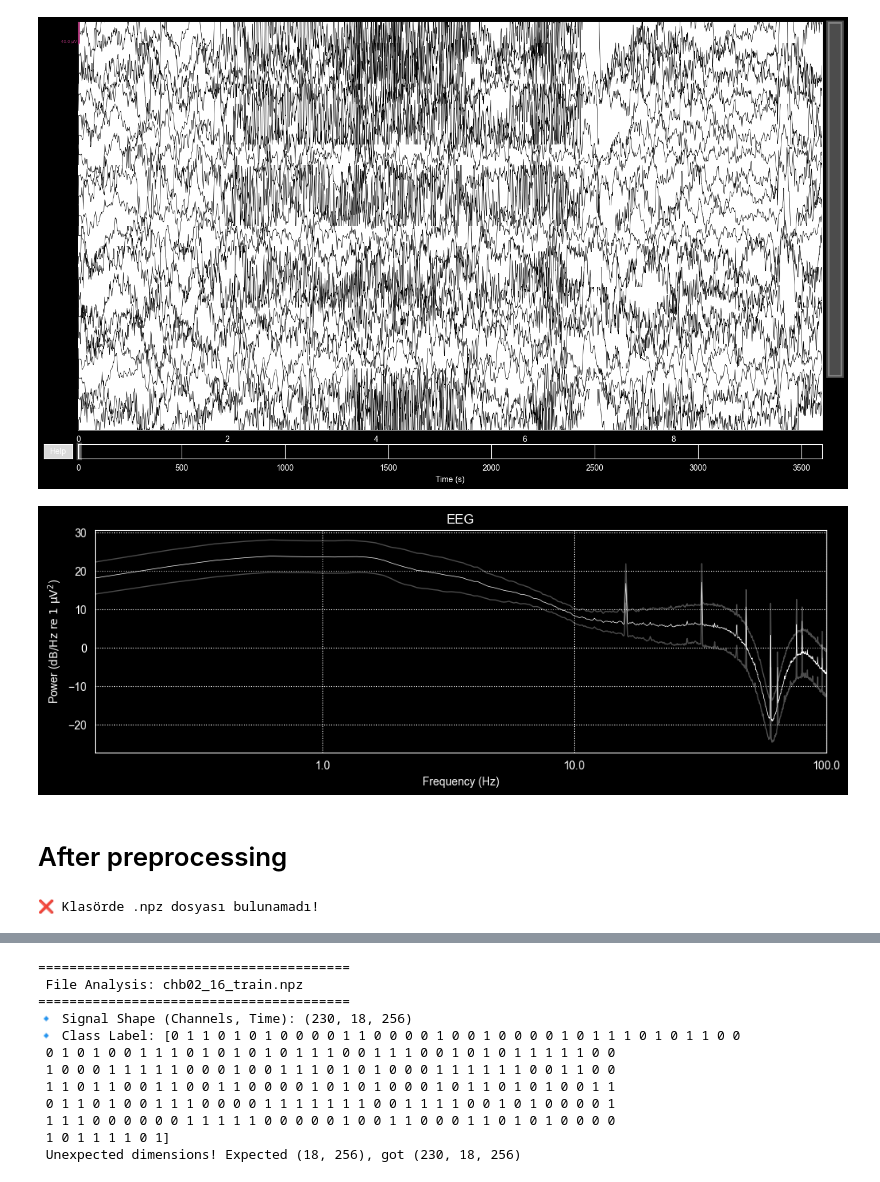
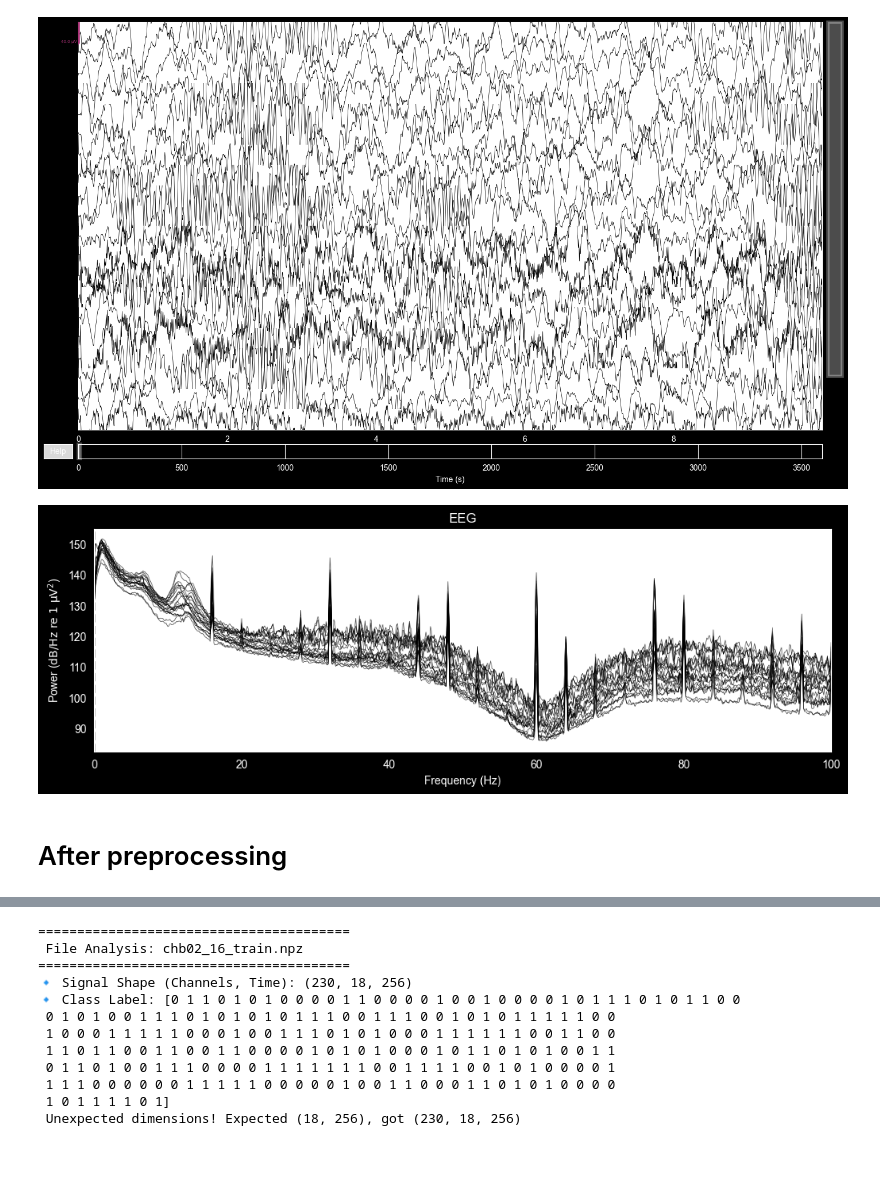
Before and after one commit to denizyennerr/Tez, a Jupyter notebook: preprocess_verify.ipynb, the cells around one changed output, grey strips where cells are left out. Drawn from its saved outputs; the diff is of its cells as text; code cells hidden in the pictures.

```diff
--- a/preprocess_verify.ipynb
+++ b/preprocess_verify.ipynb
@@ -9,48 +11,38 @@ import mne
 # %%
 dataset_path = 'data-understanding/data/chb-mit'
-raw_folders= deniz.get_folder_names(dataset_path)
-raw_paths =deniz.get_edf_paths(dataset_path, raw_folders)
-print(raw_paths[0])
+# 1. Define the actual string path to the file
+file_path = 'data-understanding/data/chb-mit/chb01/chb01_03.edf'
 
-raw = mne.io.read_raw_edf(raw_paths[0], preload=False, verbose=False)
+# 2. Load the file using MNE (this expects the string path)
+raw = mne.io.read_raw_edf(file_path, preload=True, verbose=False)
+
+# 3. Visualize
 raw.plot()
 # %% [output]
-[figure, old version]
+[figure, new version]
 # %%
-# 1. Compute PSD
-spectrum = raw.compute_psd(fmax=100)
+signals, channel_names, fs = deniz.load_edf_file('data-understanding/data/chb-mit/chb01/chb01_03.edf')
 
-# Use the dark_background style context for visibility
-with plt.style.context('dark_background'):
+# 2. Create MNE Info object
+# Note: CHB-MIT data is usually in microvolts; MNE expects Volts.
+# If your loader hasn't scaled it, multiply by 1e-6
+info = mne.create_info(ch_names=list(channel_names), sfreq=fs, ch_types='eeg')
+raw_array = mne.io.RawArray(signals, info)
 
-    # 2. Plot without averaging (Spatial colors)
+# 3. Compute PSD
+# fmax=100 helps focus on the relevant brain wave frequencies
+spectrum = raw_array.compute_psd(fmax=100)
+
+# 4. Visualize
+with plt.style.context({'axes.facecolor': 'white', 'axes.grid': False}):
+    # Spatial colors help identify which area of the brain has more power
     fig1 = spectrum.plot(
         average=False,
-        picks="data",
-        exclude="bads",
-        amplitude=False,
-        spatial_colors=True
+        spatial_colors=True,
+        picks="data"
     )
-    # Force figure facecolor to match if it doesn't automatically
-    fig1.patch.set_facecolor('white')
-
-    # 3. Plot with averaging and log scale
-    fig2 = spectrum.plot(
-        average=True,
-        xscale="log",
-        amplitude=False
-    )
-    if hasattr(fig2.axes[0], 'get_lines'):
-        for line in fig2.axes[0].get_lines():
-            line.set_color('white')  # Make the main signal line white
-
     plt.show()
 # %% [output]
-[figure, old version]
+[figure, new version]
 # %% [markdown]
 # After preprocessing
-# %%
-data_path = 'dataset_final/train'
-deniz.verify_processed_data(data_path)
-# %% [output]
-❌ Klasörde .npz dosyası bulunamadı!
```
Also changed, not shown: parts of 3 cells of this notebook, 15 other files.
